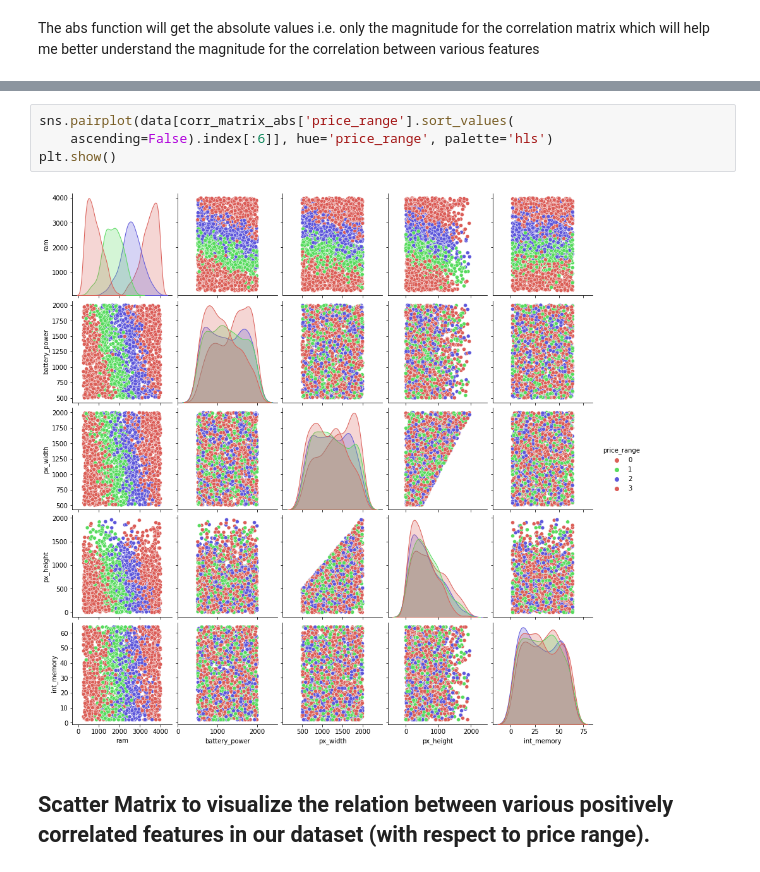
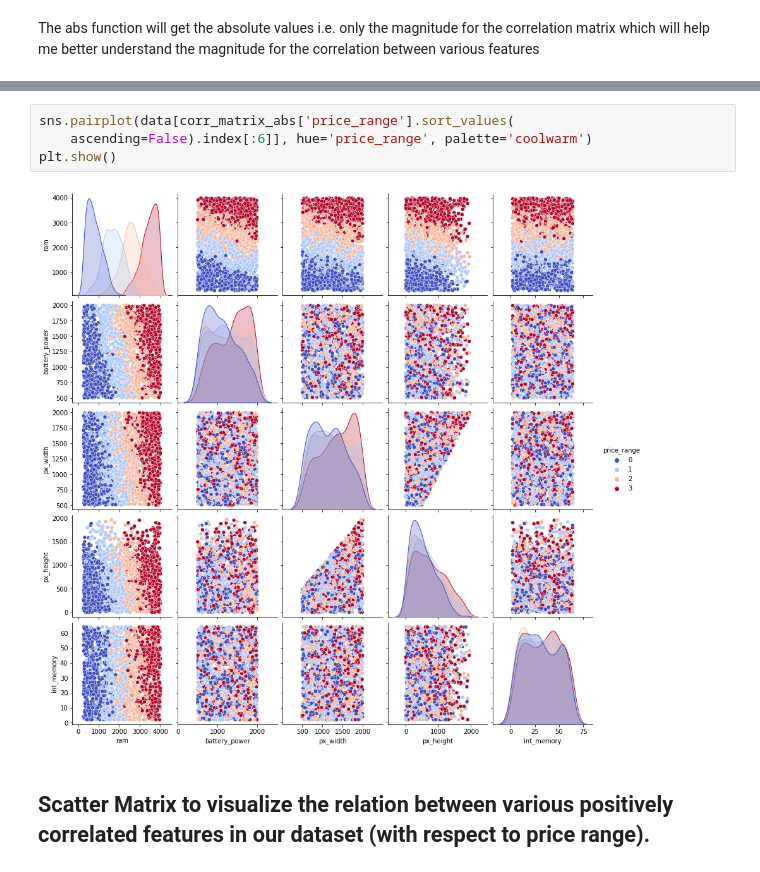
Before and after one commit to Gaurav-Gosain/F20DL_Portfolio, a Jupyter notebook: F20DL_CW.ipynb, the cells around one changed output, grey strips where cells are left out. Drawn from its saved outputs; the diff is of its cells as text.

```diff
--- a/F20DL_CW.ipynb
+++ b/F20DL_CW.ipynb
@@ -274,10 +274,10 @@ m_dep            0.001570
 Name: price_range, dtype: float64
 # %%
 sns.pairplot(data[corr_matrix_abs['price_range'].sort_values(
-    ascending=False).index[:6]], hue='price_range', palette='hls')
+    ascending=False).index[:6]], hue='price_range', palette='coolwarm')
 plt.show()
 # %% [output]
-[figure, old version]
+[figure, new version]
 # %% [markdown]
 ## Scatter Matrix to visualize the relation between various positively correlated features in our dataset (with respect to price range).
 # %%
```
Also changed, not shown: parts of 3 cells of this notebook.
